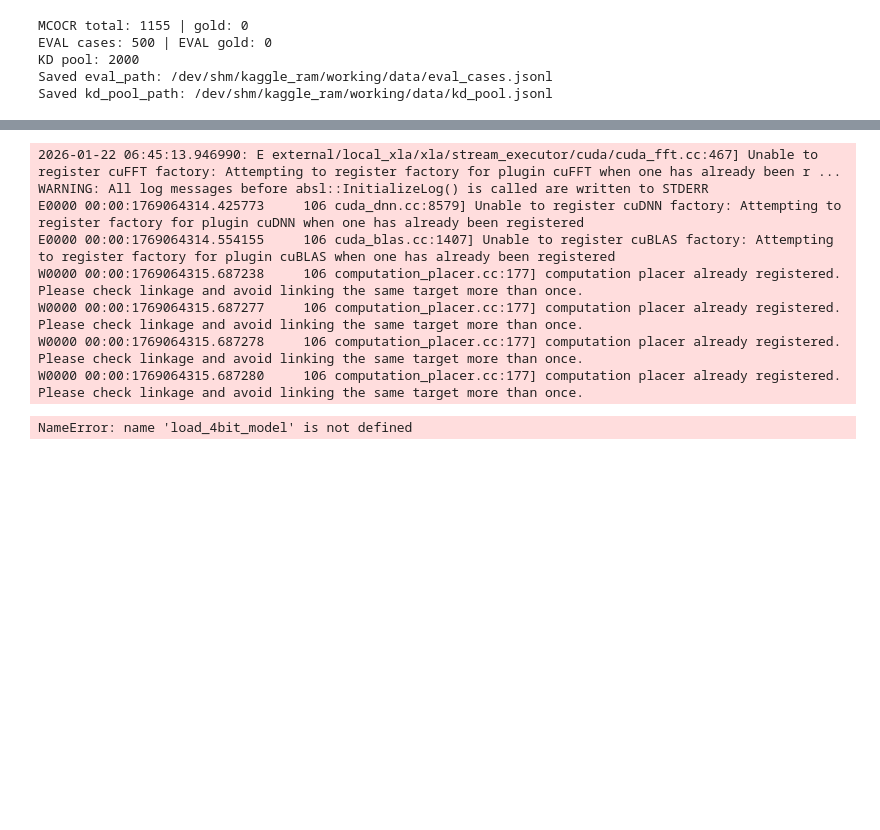
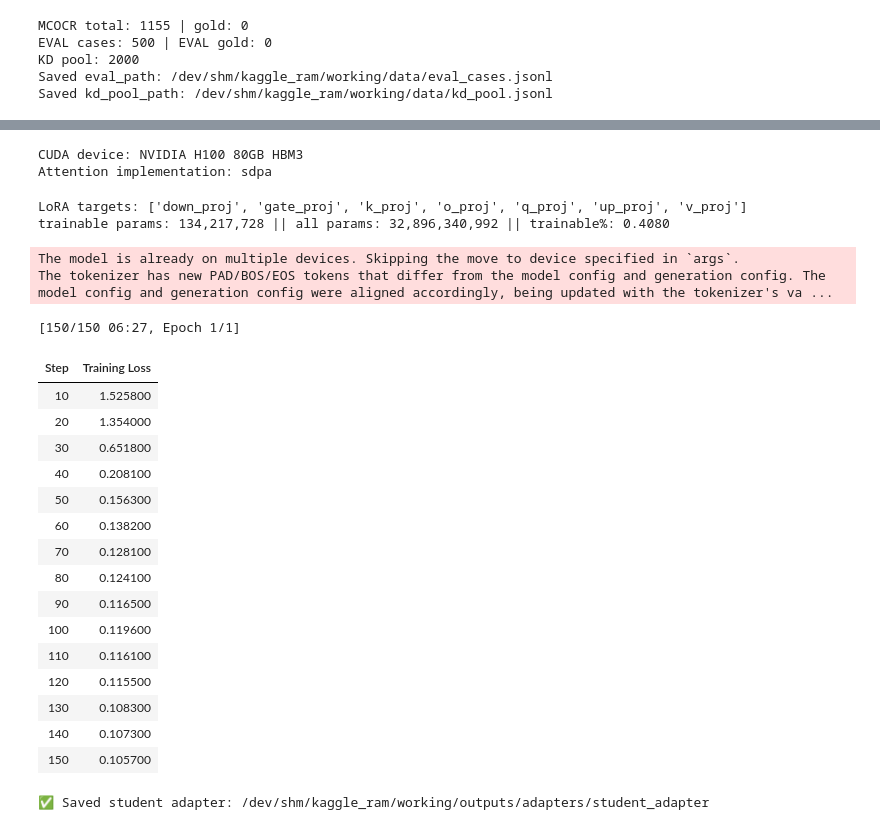
Before and after one commit to quanq6106-cmd/test, a Jupyter notebook: notebookf6301b262f.ipynb, the cells around one changed output, grey strips where cells are left out. Cells and saved outputs as stored; diff of their text form; code cells hidden in the pictures; blank space fills up the shorter version.

```diff
--- a/notebookf6301b262f.ipynb
+++ b/notebookf6301b262f.ipynb
@@ -892,17 +857,19 @@ picked_by_teacher: {}
 Saved: /dev/shm/kaggle_ram/working/data/distilled_train.jsonl
 # %%
-# CELL TRAIN (REPLACE) — bảo đảm lưu adapter vào 1 folder rõ ràng + tồn tại adapter_config.json
+# ============================================================
+# CELL TRAIN (REPLACE) — BF16 Qwen3-32B + LoRA SFT (optim chuẩn)
+# Vị trí: sau distill
+# ============================================================
 from datasets import Dataset
 from peft import LoraConfig, get_peft_model
 from trl import SFTTrainer
 from transformers import TrainingArguments
-import json, os
 from pathlib import Path
+import json
 
 assert QWEN32B_PATH is not None, "Cannot find Qwen3-32B in /kaggle/input"
 
-# Load Qwen base
-qwen_tok, qwen_base = load_4bit_model(QWEN32B_PATH)
+qwen_tok, qwen_base = load_bf16_model(QWEN32B_PATH)
 
 def guess_lora_targets(model):
     names = set()
@@ -926,7 +893,6 @@ lora_cfg = LoraConfig(
 student = get_peft_model(qwen_base, lora_cfg)
 student.print_trainable_parameters()
 
-# Prepare dataset
 rows = []
 with open(distill_path, "r", encoding="utf-8") as f:
     for line in f:
@@ -934,52 +900,63 @@ with open(distill_path, "r", encoding="utf-8") as f:
         rows.append({"text": r["prompt"] + "\n\n" + json.dumps(r["answer_json"], ensure_ascii=False)})
 
 if len(rows) == 0:
-    raise RuntimeError("distilled_train.jsonl is empty")
+    raise RuntimeError("distilled_train.jsonl is empty (distill produced 0)")
 
 train_ds = Dataset.from_list(rows)
 
 args = TrainingArguments(
     output_dir=str(WORKDIR / "student_ckpt"),
     per_device_train_batch_size=1,
     gradient_accumulation_steps=8,
-    learning_rate=1e-4,        # giảm từ 2e-4
-    num_train_epochs=2,        # chỉ tăng nếu B-STRICT tốt lên
-    warmup_steps=20,
+    learning_rate=1e-4,
+    num_train_epochs=1,      # tăng lên 2-3 CHỈ KHI EVAL-GOLD tăng
+    warmup_steps=50,
     logging_steps=10,
     save_steps=200,
     bf16=True,
-    optim="paged_adamw_8bit",
+    optim="adamw_torch",
     report_to="none",
 )
-
 
 trainer = SFTTrainer(
     model=student,
     args=args,
     train_dataset=train_ds,
-    processing_class=qwen_tok,   # TRL mới dùng processing_class
+    processing_class=qwen_tok,
 )
 
 trainer.train()
 
-# ✅ SAVE ADAPTER to a concrete path (and export ADAPTER_DIR for later cells)
 ADAPTER_DIR = Path(WORKDIR) / "outputs" / "adapters" / "student_adapter"
 ADAPTER_DIR.mkdir(parents=True, exist_ok=True)
-
 trainer.model.save_pretrained(str(ADAPTER_DIR))
 qwen_tok.save_pretrained(str(ADAPTER_DIR))
 
-# hard assert: must exist
 assert (ADAPTER_DIR / "adapter_config.json").exists(), f"Missing adapter_config.json in {ADAPTER_DIR}"
 print("✅ Saved student adapter:", str(ADAPTER_DIR))
 # %% [output]
-2026-01-22 06:45:13.946990: E external/local_xla/xla/stream_executor/cuda/cuda_fft.cc:467] Unable to register cuFFT factory: Attempting to register factory for plugin cuFFT when one has already been r ...
-WARNING: All log messages before absl::InitializeLog() is called are written to STDERR
-E0000 00:00:1769064314.425773     106 cuda_dnn.cc:8579] Unable to register cuDNN factory: Attempting to register factory for plugin cuDNN when one has already been registered
-E0000 00:00:1769064314.554155     106 cuda_blas.cc:1407] Unable to register cuBLAS factory: Attempting to register factory for plugin cuBLAS when one has already been registered
-W0000 00:00:1769064315.687238     106 computation_placer.cc:177] computation placer already registered. Please check linkage and avoid linking the same target more than once.
-W0000 00:00:1769064315.687277     106 computation_placer.cc:177] computation placer already registered. Please check linkage and avoid linking the same target more than once.
-W0000 00:00:1769064315.687278     106 computation_placer.cc:177] computation placer already registered. Please check linkage and avoid linking the same target more than once.
-W0000 00:00:1769064315.687280     106 computation_placer.cc:177] computation placer already registered. Please check linkage and avoid linking the same target more than once.
+CUDA device: NVIDIA H100 80GB HBM3
+Attention implementation: sdpa
-NameError: name 'load_4bit_model' is not defined
+LoRA targets: ['down_proj', 'gate_proj', 'k_proj', 'o_proj', 'q_proj', 'up_proj', 'v_proj']
+trainable params: 134,217,728 || all params: 32,896,340,992 || trainable%: 0.4080
+The model is already on multiple devices. Skipping the move to device specified in `args`.
+The tokenizer has new PAD/BOS/EOS tokens that differ from the model config and generation config. The model config and generation config were aligned accordingly, being updated with the tokenizer's va ...
+[150/150 06:27, Epoch 1/1]
+| Step | Training Loss |
+| 10 | 1.525800 |
+| 20 | 1.354000 |
+| 30 | 0.651800 |
+| 40 | 0.208100 |
+| 50 | 0.156300 |
+| 60 | 0.138200 |
+| 70 | 0.128100 |
+| 80 | 0.124100 |
+| 90 | 0.116500 |
+| 100 | 0.119600 |
+| 110 | 0.116100 |
+| 120 | 0.115500 |
+| 130 | 0.108300 |
+| 140 | 0.107300 |
+| 150 | 0.105700 |
+✅ Saved student adapter: /dev/shm/kaggle_ram/working/outputs/adapters/student_adapter
 # %%
```
Also changed, not shown: parts of 14 cells of this notebook.
